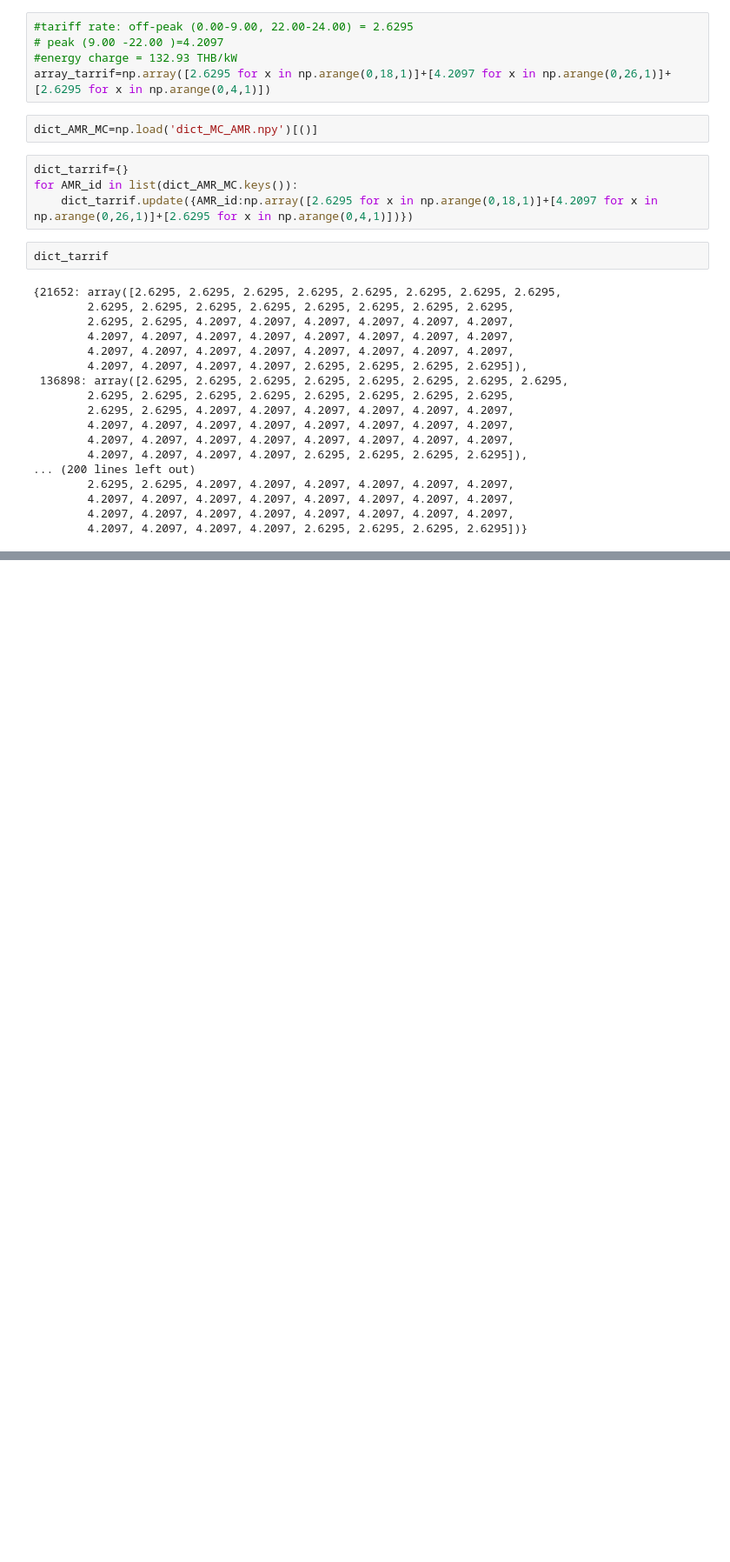
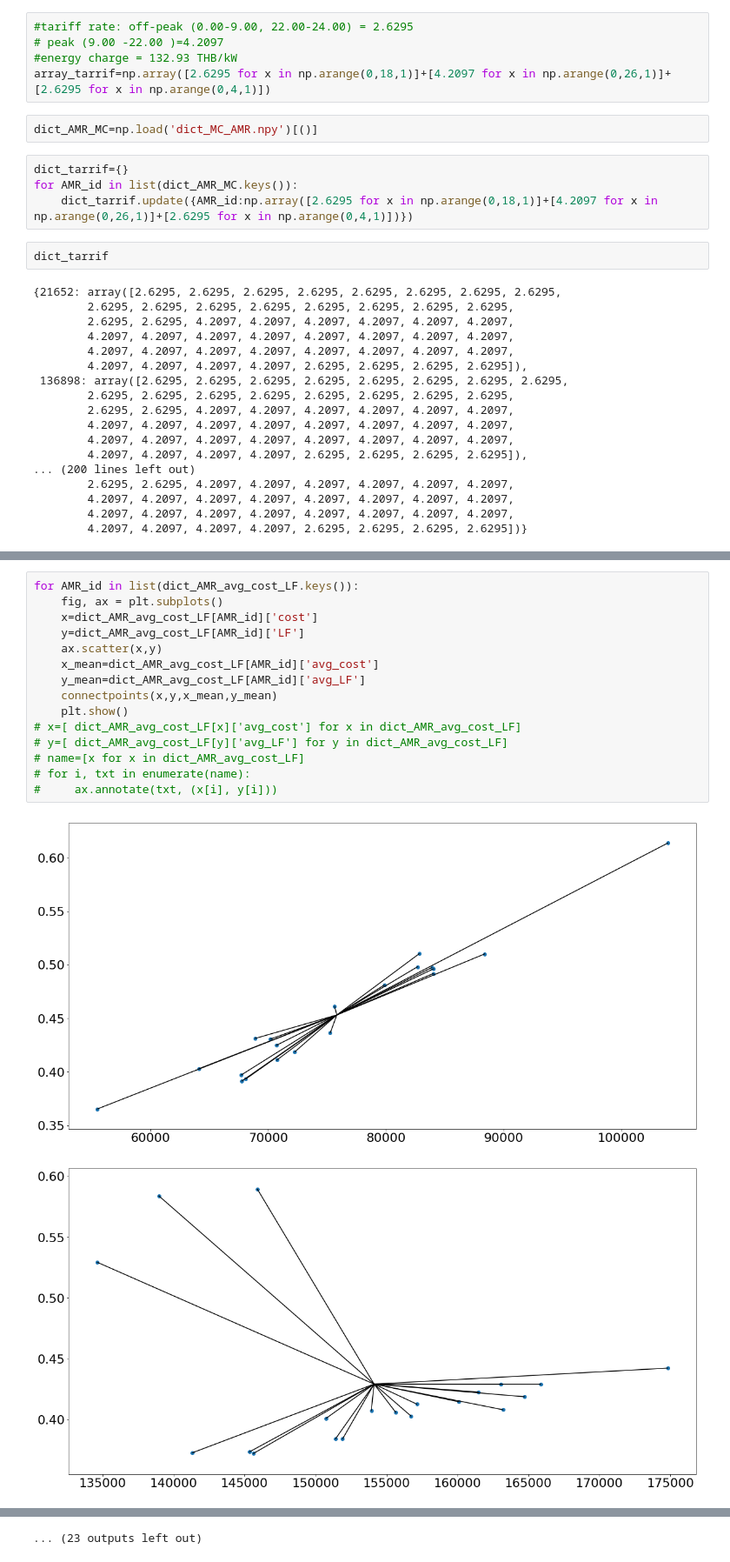
Before and after one commit to chaweewatp/northeastern-work-1, a Jupyter notebook: 5_1_Optimization_finding_objective_values.ipynb, the cells around one changed output, grey strips where cells are left out. Shown at 87% size. Drawn from its saved outputs; the diff is of its cells as text; blank space fills up the shorter version.

```diff
--- a/5_1_Optimization_finding_objective_values.ipynb
+++ b/5_1_Optimization_finding_objective_values.ipynb
@@ -117,0 +171,18 @@ del dict_AMR_avg_cost_LF[42422]
+# %%
+for AMR_id in list(dict_AMR_avg_cost_LF.keys()):
+    fig, ax = plt.subplots()
+    x=dict_AMR_avg_cost_LF[AMR_id]['cost']
+    y=dict_AMR_avg_cost_LF[AMR_id]['LF']
+    ax.scatter(x,y)
+    x_mean=dict_AMR_avg_cost_LF[AMR_id]['avg_cost']
+    y_mean=dict_AMR_avg_cost_LF[AMR_id]['avg_LF']
+    connectpoints(x,y,x_mean,y_mean)
+    plt.show()
+# x=[ dict_AMR_avg_cost_LF[x]['avg_cost'] for x in dict_AMR_avg_cost_LF]
+# y=[ dict_AMR_avg_cost_LF[y]['avg_LF'] for y in dict_AMR_avg_cost_LF]
+# name=[x for x in dict_AMR_avg_cost_LF]
+# for i, txt in enumerate(name):
+#     ax.annotate(txt, (x[i], y[i]))
+# %% [output]
+[figure, added]
+[figure, added]
@@ -118 +199,2 @@ del dict_AMR_avg_cost_LF[42422]
+... (23 outputs left out)
 # %%
```
Also changed, not shown: parts of 10 cells of this notebook, 8 other files.
